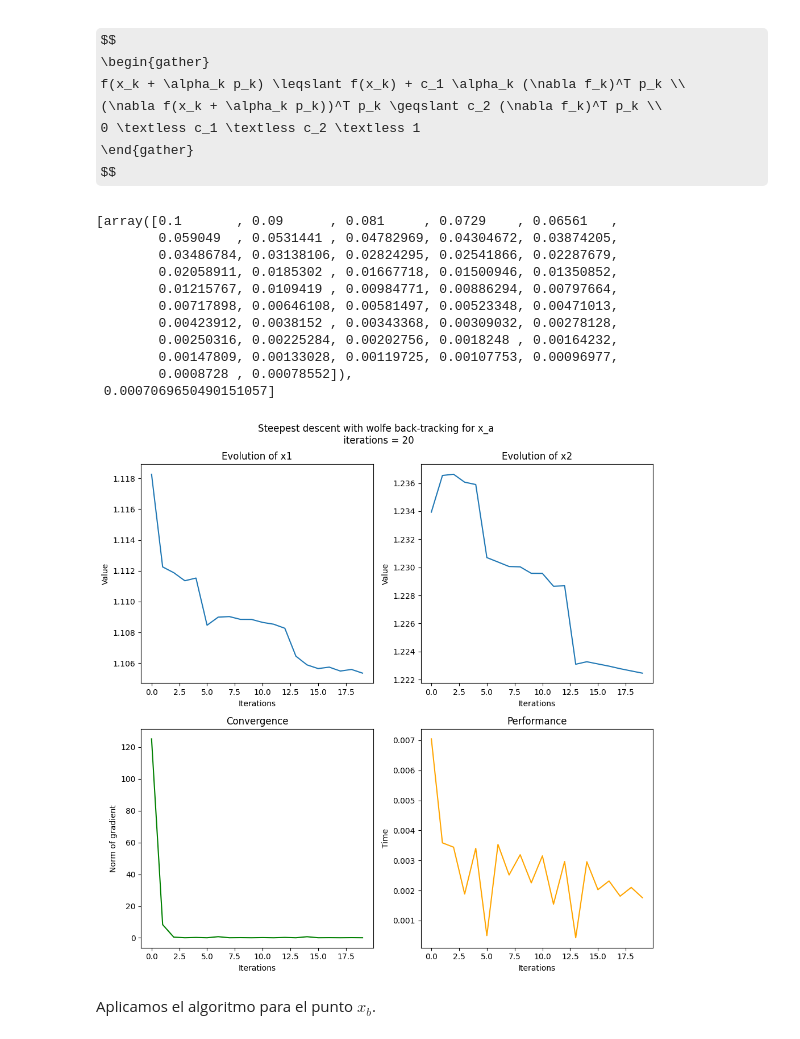
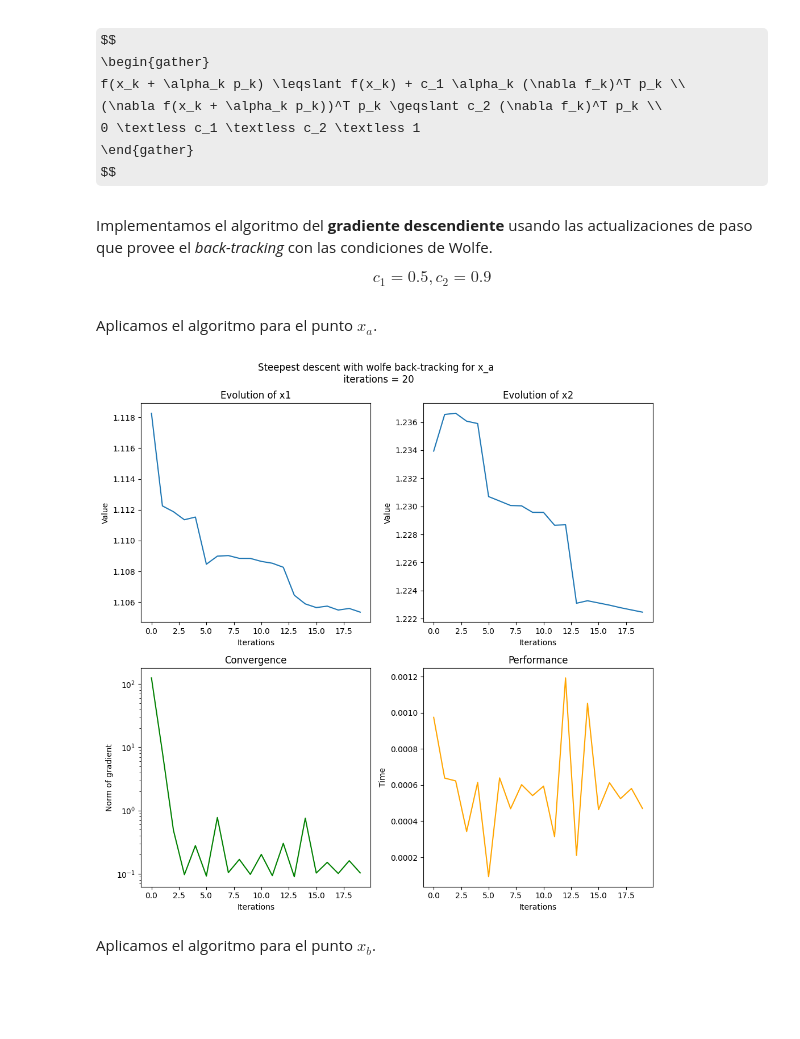
Before and after one commit to ThesplumCoder/convex-optimization, a Jupyter notebook: topics/backtracking.ipynb, the cells around one changed output. Drawn from its saved outputs; the diff is of its cells as text; code cells hidden in the pictures; some formulas as TeX source; blank space fills up the shorter version.

```diff
--- a/topics/backtracking.ipynb
+++ b/topics/backtracking.ipynb
@@ -55,7 +55,8 @@ def gradient(point):
     return np.multiply(2.0, np.array([df_x1, df_x2]))
 
 def p_direction(point):
-    return np.multiply(gradient(point), -1)
+    grad_xk = gradient(point)
+    return np.multiply(grad_xk, -1)
 # %% [markdown]
 Implementamos el back-tracking. La condición que queremos cumplir se define como:
 # %% [markdown]
@@ -86,3 +101,8 @@ def backtracking(point, initial_alpha, rho_const, c_const):
+# %%
+def tolerance_stop(norm_grad_xk, tolerance):
+    test = norm_grad_xk <= tolerance
+
+    return test
 # %% [markdown]
 Incorporamos el algoritmo de gradiente descendiente usando el ajuste proporcionado por *back-tracking*. Para este caso, se eligen los siguiente hiper-parámetros:
 # %% [markdown]
@@ -228,24 +250,16 @@ def backtracking_wolfe(point, initial_alpha, rho_const, c1_const, c2_const):
         alpha = rho_const * alpha
 
     return [np.array(history), alpha]
-# %%
-backtracking_wolfe(point_xA, alpha_manual, 0.9, 0.5, 0.9)
-# %% [output]
-[array([0.1       , 0.09      , 0.081     , 0.0729    , 0.06561   ,
-        0.059049  , 0.0531441 , 0.04782969, 0.04304672, 0.03874205,
-        0.03486784, 0.03138106, 0.02824295, 0.02541866, 0.02287679,
-        0.02058911, 0.0185302 , 0.01667718, 0.01500946, 0.01350852,
-        0.01215767, 0.0109419 , 0.00984771, 0.00886294, 0.00797664,
-        0.00717898, 0.00646108, 0.00581497, 0.00523348, 0.00471013,
-        0.00423912, 0.0038152 , 0.00343368, 0.00309032, 0.00278128,
-        0.00250316, 0.00225284, 0.00202756, 0.0018248 , 0.00164232,
-        0.00147809, 0.00133028, 0.00119725, 0.00107753, 0.00096977,
-        0.0008728 , 0.00078552]),
- 0.0007069650490151057]
+# %% [markdown]
+Implementamos el algoritmo del **gradiente descendiente** usando las actualizaciones de paso que provee el *back-tracking* con las condiciones de Wolfe.
+
+$$
+c_1 = 0.5, c_2 = 0.9
+$$
 # %%
 def steepest_descent_wolfe(iterations, step_size, initial_point, error_max):
     values = []
-    gradients = []
+    norms = []
     times = []
 
     xk = initial_point
@@ -254,47 +268,49 @@ def steepest_descent_wolfe(iterations, step_size, initial_point, error_max):
         t_start = time.time()
         values.append(xk - np.dot(backtracking_wolfe(xk, step_size, 0.9, 0.5, 0.9)[1], gradient(xk)))
         times.append(time.time() - t_start)
-        gradients.append(grad_xk)
+
+        norm_grad_xk = np.linalg.norm(grad_xk)
+        norms.append(norm_grad_xk)
         xk = values[i]
 
-        if i > 0:
-            diff_values = np.linalg.norm(values[i] - values[i - 1])
-            diff_mov = np.linalg.norm(grad_xk)
-            if diff_values <= error_max or diff_mov <= error_max:
-                break
+        if i > 0 and tolerance_stop(norm_grad_xk, error_max):
+            break
 
-    return [np.array(gradients), np.array(times), np.array(values)]
+    return [np.array(norms), np.array(times), np.array(values)]
+# %% [markdown]
+Aplicamos el algoritmo para el punto $x_a$.
 # %%
 results_wolfe_xA = steepest_descent_wolfe(20, alpha_manual, point_xA, e_max)
 # %%
 plt.figure(figsize=(10, 10))
 plt.subplot(2, 2, 1)
 plt.plot(results_wolfe_xA[2][:, 0])
 plt.xlabel('Iterations')
 plt.ylabel('Value')
 plt.title('Evolution of x1')
 plt.subplot(2, 2, 2)
 plt.plot(results_wolfe_xA[2][:, 1])
 plt.xlabel('Iterations')
 plt.ylabel('Value')
 plt.title('Evolution of x2')
 
 plt.subplot(2, 2, 3)
-plt.plot(np.linalg.norm(results_wolfe_xA[0], axis=1), color = 'green')
+plt.plot(results_wolfe_xA[0], color = 'green')
+plt.yscale('log')
 plt.xlabel('Iterations')
 plt.ylabel('Norm of gradient')
 plt.title('Convergence')
 plt.subplot(2, 2, 4)
 plt.plot(results_wolfe_xA[1], color = 'orange')
 plt.xlabel('Iterations')
 plt.ylabel('Time')
 plt.title('Performance')
 
 plt.suptitle(f'Steepest descent with wolfe back-tracking for x_a \n iterations = {results_wolfe_xA[2].shape[0]}')
 plt.tight_layout()
 plt.show()
 # %% [output]
-[figure, old version]
+[figure, new version]
 # %% [markdown]
 Aplicamos el algoritmo para el punto $x_b$.
 # %%
```
Also changed, not shown: parts of 16 cells of this notebook.
